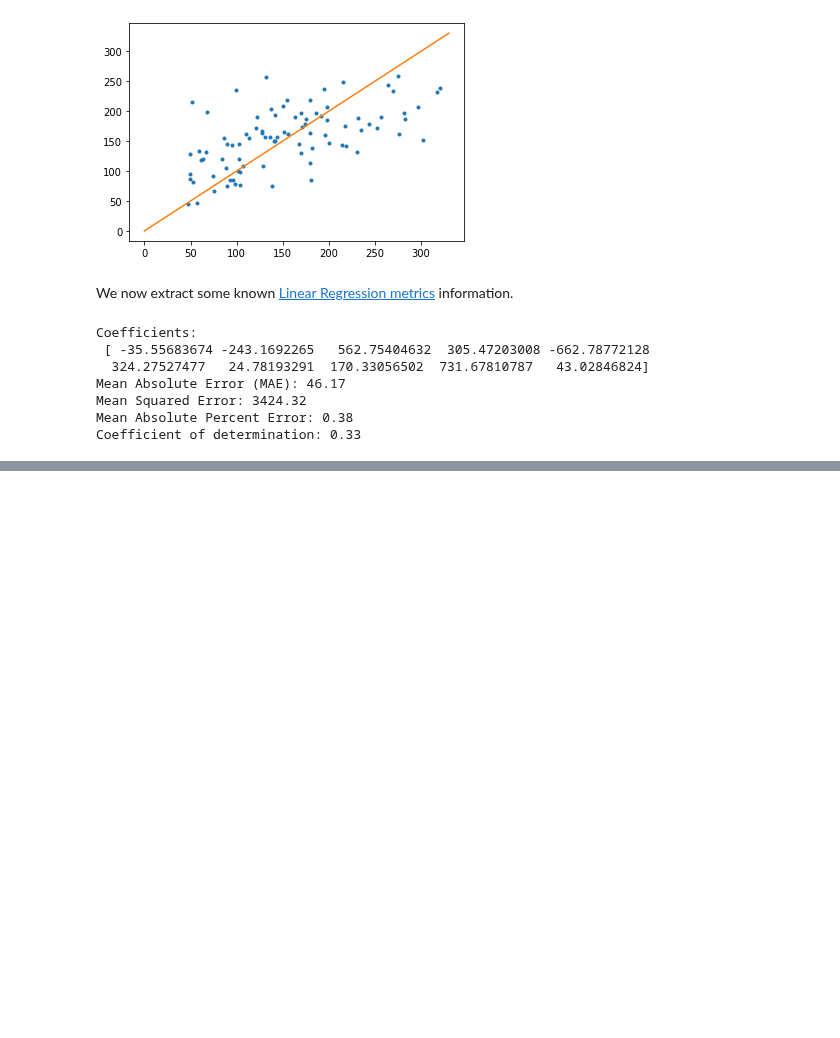
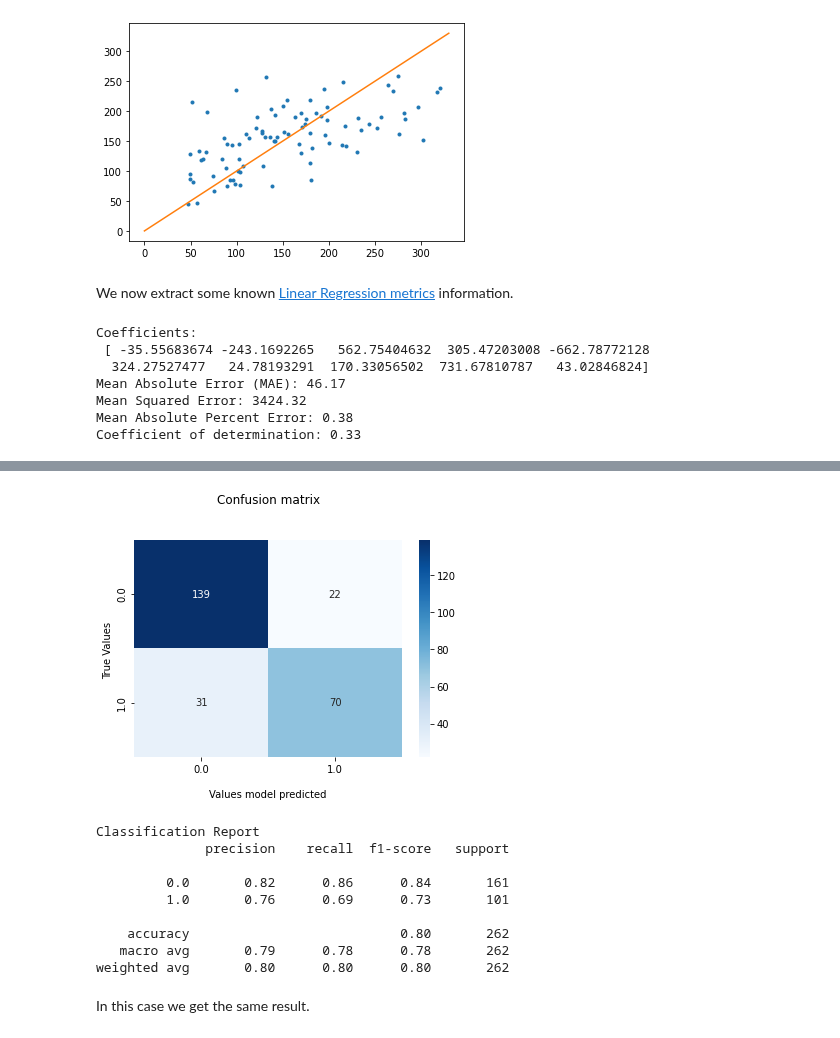
Before and after one commit to clizarraga-UAD7/Notebooks, a Jupyter notebook: OverviewMLAlgorithms.ipynb, the cells around one changed output, grey strips where cells are left out. Drawn from its saved outputs; the diff is of its cells as text; code cells hidden in the pictures; blank space fills up the shorter version.

```diff
--- a/OverviewMLAlgorithms.ipynb
+++ b/OverviewMLAlgorithms.ipynb
@@ -195,0 +573,26 @@ Coefficient of determination: 0.33
+# %%
+confusionMatrix_cv = pd.crosstab(y_test, p_predict_cv)
+classificationReport_cv = classification_report(y_test, p_predict_cv)
+
+
+fx = sns.heatmap(confusionMatrix_cv, annot=True, cmap="Blues", fmt="d")
+fx.set_title("Confusion matrix\n\n");
+fx.set_xlabel("\nValues model predicted")
+fx.set_ylabel("True Values ")
+plt.show()
+
+
+print(f"Classification Report\n{classificationReport_cv}")
+# %% [output]
+[figure, added]
+Classification Report
+              precision    recall  f1-score   support
+
+         0.0       0.82      0.86      0.84       161
+         1.0       0.76      0.69      0.73       101
+
+    accuracy                           0.80       262
+   macro avg       0.79      0.78      0.78       262
+weighted avg       0.80      0.80      0.80       262
+# %% [markdown]
+In this case we get the same result.
```
Also changed, not shown: parts of 36 cells of this notebook.
